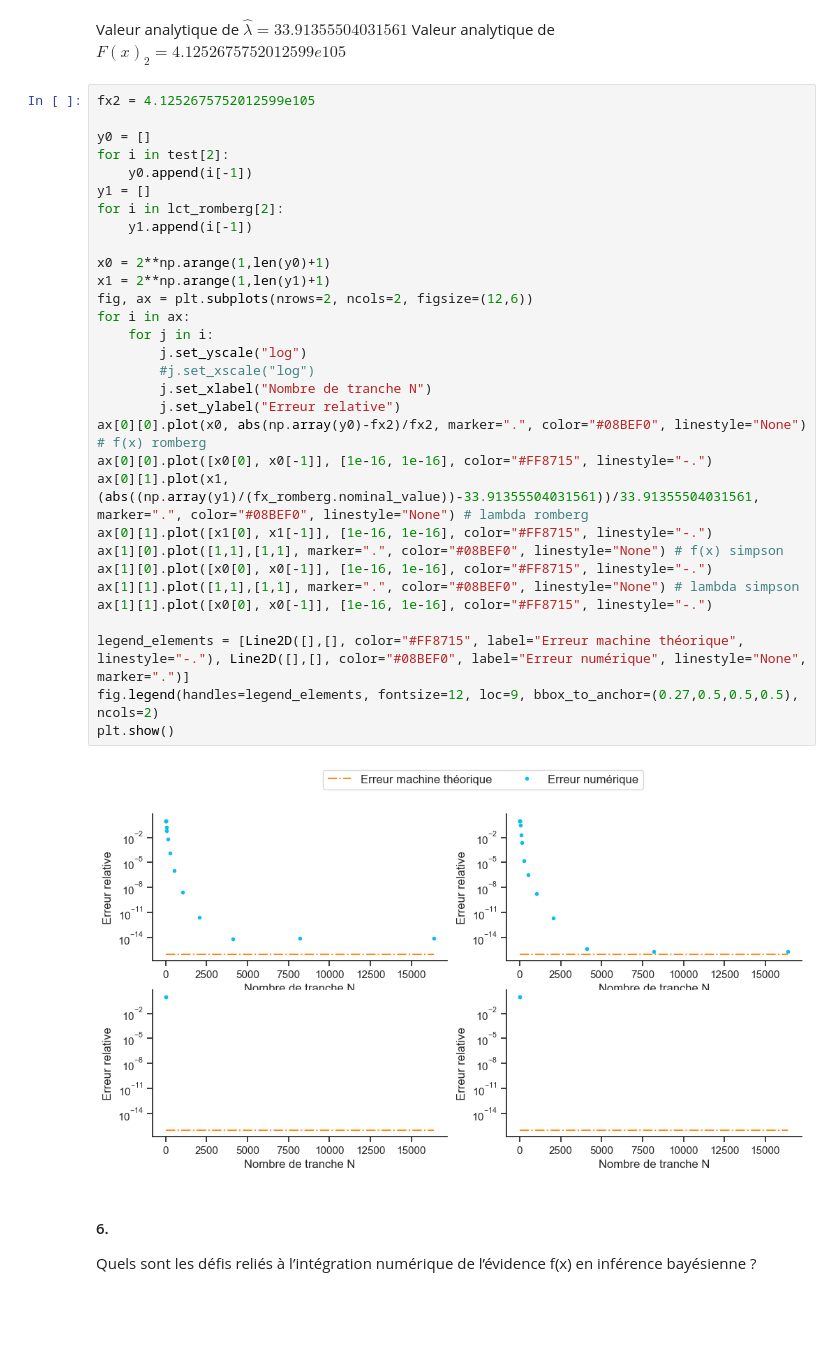
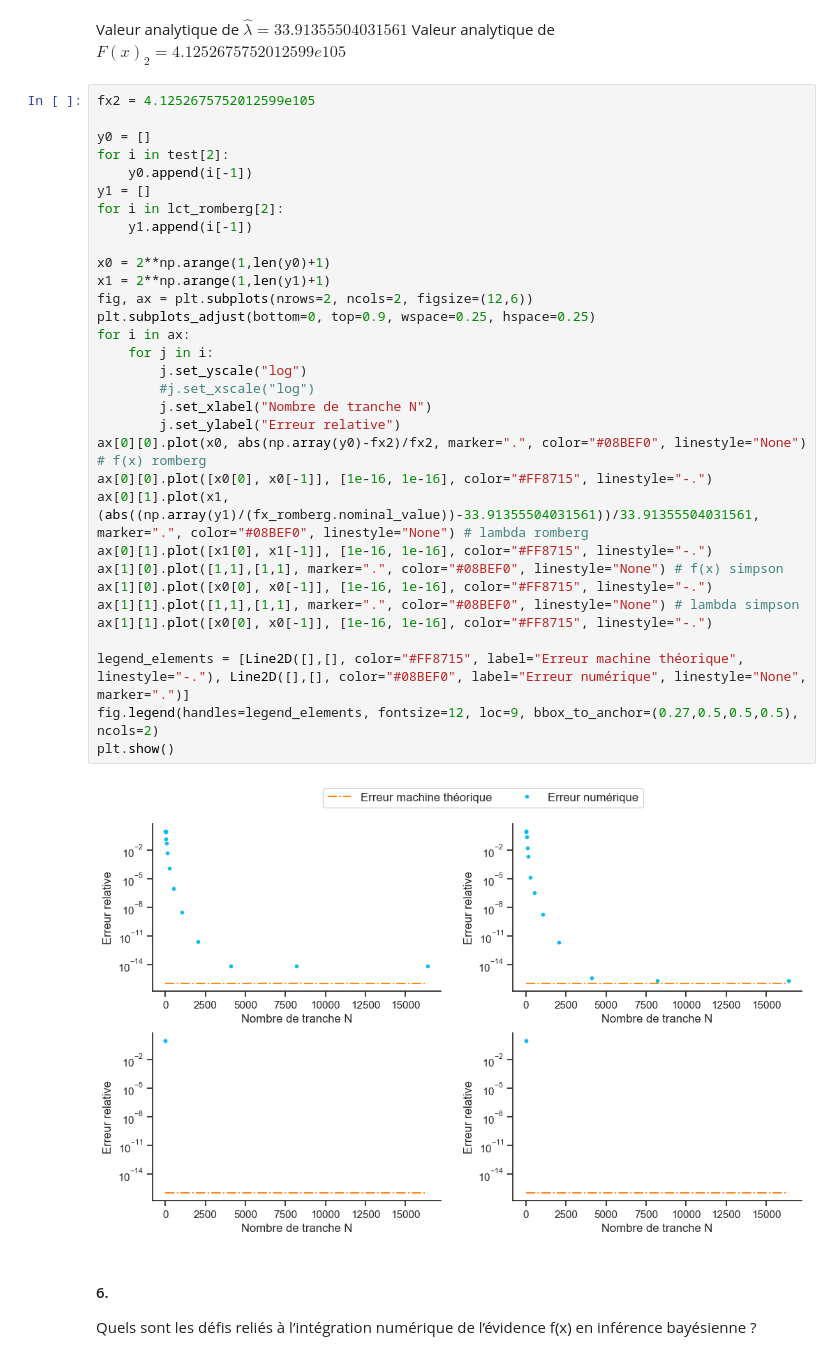
Before and after one commit to BETRU21/PhysNum, a Jupyter notebook: TP1_PhilippeTruchon_SamuelFortin_BenjaminTrudel.ipynb, the cells around one changed output. Cells and saved outputs as stored; diff of their text form; blank space fills up the shorter version.

Commit message:
corrections graph

```diff
--- a/TP1_PhilippeTruchon_SamuelFortin_BenjaminTrudel.ipynb
+++ b/TP1_PhilippeTruchon_SamuelFortin_BenjaminTrudel.ipynb
@@ -337,34 +337,35 @@ fx2 = 4.1252675752012599e105
 
 y0 = []
 for i in test[2]:
     y0.append(i[-1])
 y1 = []
 for i in lct_romberg[2]:
     y1.append(i[-1])
 
 x0 = 2**np.arange(1,len(y0)+1)
 x1 = 2**np.arange(1,len(y1)+1)
 fig, ax = plt.subplots(nrows=2, ncols=2, figsize=(12,6))
+plt.subplots_adjust(bottom=0, top=0.9, wspace=0.25, hspace=0.25)
 for i in ax:
     for j in i:
         j.set_yscale("log")
         #j.set_xscale("log")
         j.set_xlabel("Nombre de tranche N")
         j.set_ylabel("Erreur relative")
 ax[0][0].plot(x0, abs(np.array(y0)-fx2)/fx2, marker=".", color="#08BEF0", linestyle="None") # f(x) romberg
 ax[0][0].plot([x0[0], x0[-1]], [1e-16, 1e-16], color="#FF8715", linestyle="-.")
 ax[0][1].plot(x1,(abs((np.array(y1)/(fx_romberg.nominal_value))-33.91355504031561))/33.91355504031561, marker=".", color="#08BEF0", linestyle="None") # lambda romberg
 ax[0][1].plot([x1[0], x1[-1]], [1e-16, 1e-16], color="#FF8715", linestyle="-.")
 ax[1][0].plot([1,1],[1,1], marker=".", color="#08BEF0", linestyle="None") # f(x) simpson
 ax[1][0].plot([x0[0], x0[-1]], [1e-16, 1e-16], color="#FF8715", linestyle="-.")
 ax[1][1].plot([1,1],[1,1], marker=".", color="#08BEF0", linestyle="None") # lambda simpson
 ax[1][1].plot([x0[0], x0[-1]], [1e-16, 1e-16], color="#FF8715", linestyle="-.")
 
 legend_elements = [Line2D([],[], color="#FF8715", label="Erreur machine théorique", linestyle="-."), Line2D([],[], color="#08BEF0", label="Erreur numérique", linestyle="None", marker=".")]
 fig.legend(handles=legend_elements, fontsize=12, loc=9, bbox_to_anchor=(0.27,0.5,0.5,0.5), ncols=2)
 plt.show()
 # %% [output]
-[figure, old version]
+[figure, new version]
 # %% [markdown]
 #### 6.
 
```
